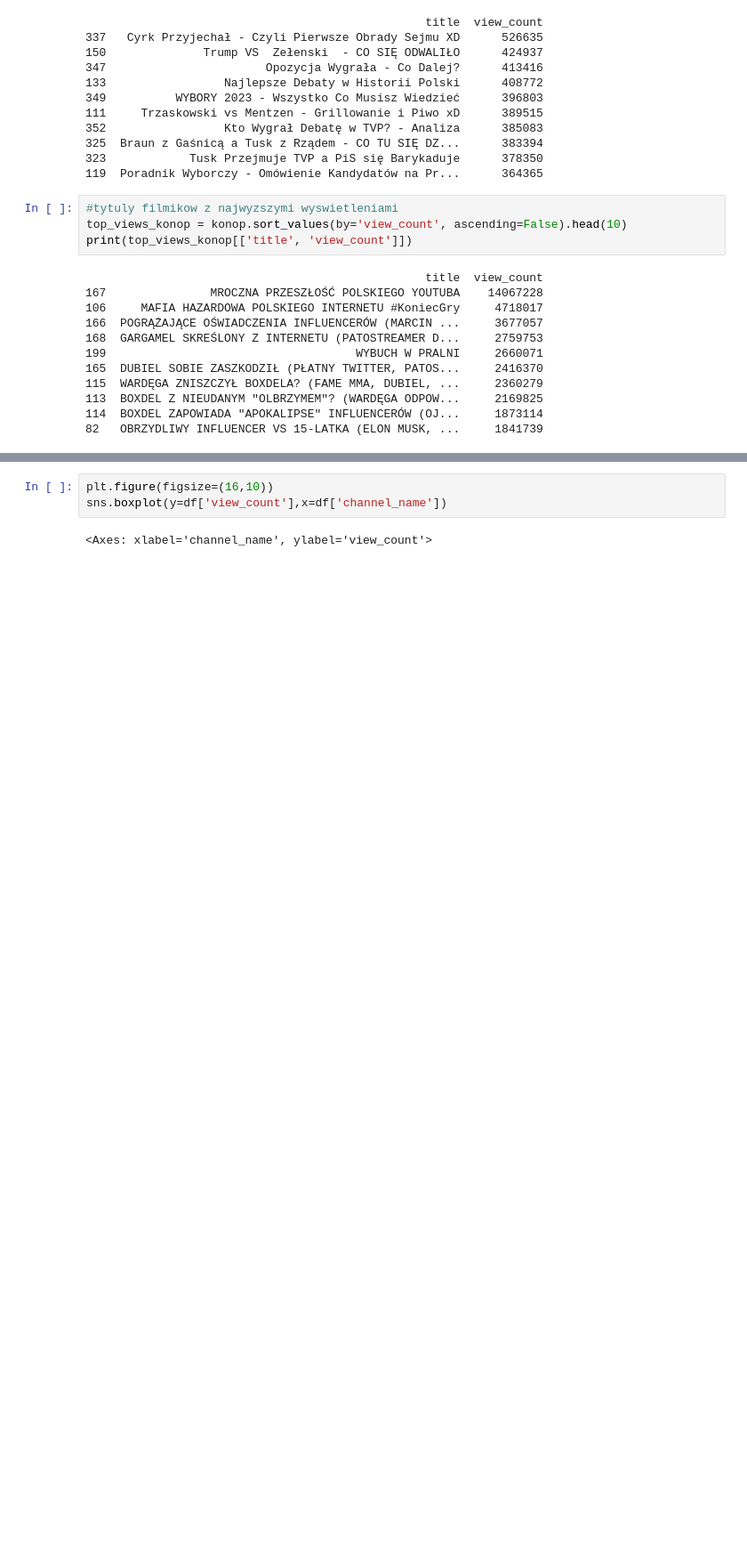
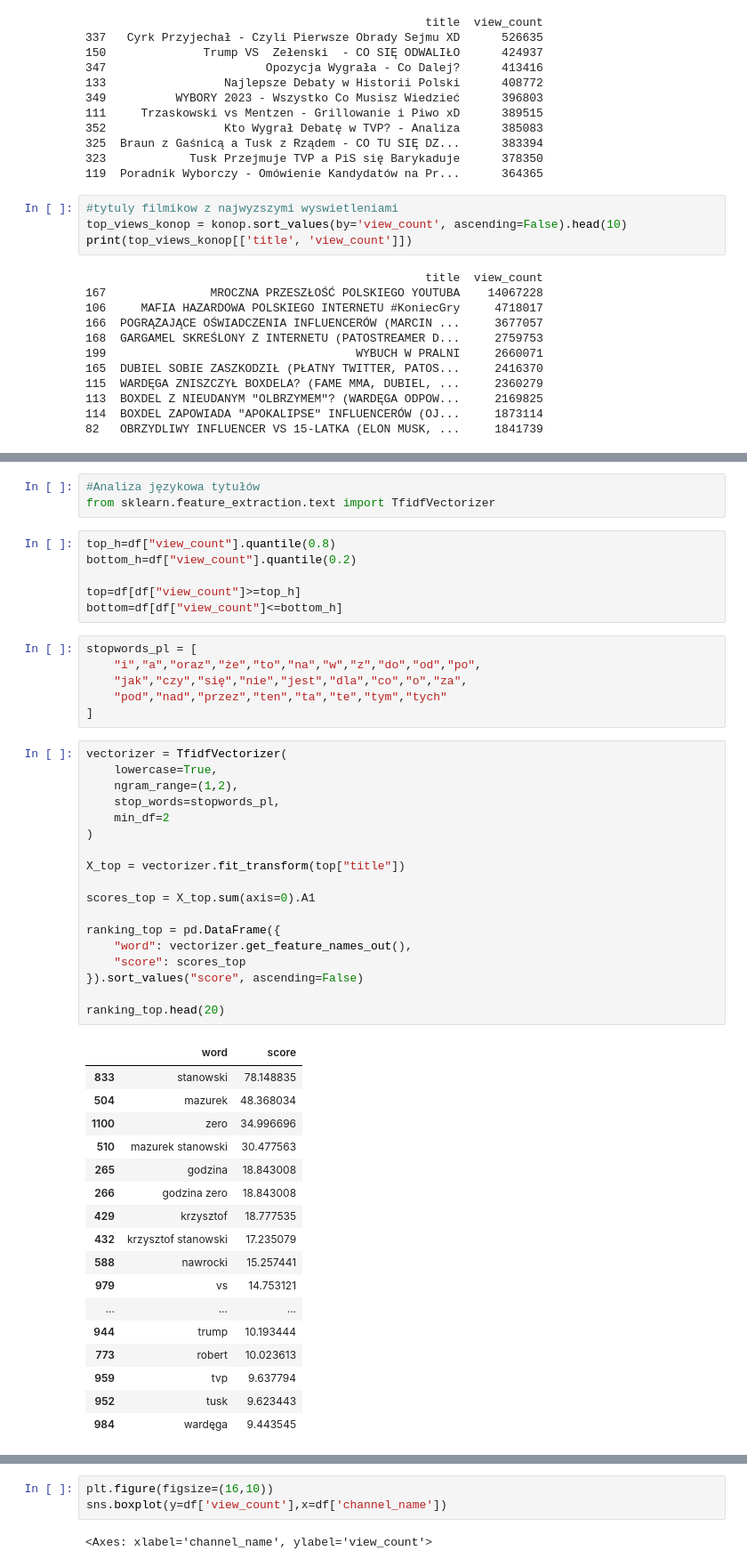
Before and after one commit to KAja278/projekt_analiza_danych_python, a Jupyter notebook: notebooks/wizualizacja_danych_kaja.ipynb, the cells around one changed output, grey strips where cells are left out. Shown at 89% size. Cells and saved outputs as stored; diff of their text form; blank space fills up the shorter version.

```diff
--- a/notebooks/wizualizacja_danych_kaja.ipynb
+++ b/notebooks/wizualizacja_danych_kaja.ipynb
@@ -156,0 +157,51 @@ df.head()
+# %%
+#Analiza językowa tytułów
+from sklearn.feature_extraction.text import TfidfVectorizer
+# %%
+top_h=df["view_count"].quantile(0.8)
+bottom_h=df["view_count"].quantile(0.2)
+
+top=df[df["view_count"]>=top_h]
+bottom=df[df["view_count"]<=bottom_h]
+# %%
+stopwords_pl = [
+    "i","a","oraz","że","to","na","w","z","do","od","po",
+    "jak","czy","się","nie","jest","dla","co","o","za",
+    "pod","nad","przez","ten","ta","te","tym","tych"
+]
+# %%
+vectorizer = TfidfVectorizer(
+    lowercase=True,
+    ngram_range=(1,2),
+    stop_words=stopwords_pl,
+    min_df=2
+)
+
+X_top = vectorizer.fit_transform(top["title"])
+
+scores_top = X_top.sum(axis=0).A1
+
+ranking_top = pd.DataFrame({
+    "word": vectorizer.get_feature_names_out(),
+    "score": scores_top
+}).sort_values("score", ascending=False)
+
+ranking_top.head(20)
+# %% [output]
+|  | word | score |
+| 833 | stanowski | 78.148835 |
+| 504 | mazurek | 48.368034 |
+| 1100 | zero | 34.996696 |
+| 510 | mazurek stanowski | 30.477563 |
+| 265 | godzina | 18.843008 |
+| 266 | godzina zero | 18.843008 |
+| 429 | krzysztof | 18.777535 |
+| 432 | krzysztof stanowski | 17.235079 |
+| 588 | nawrocki | 15.257441 |
+| 979 | vs | 14.753121 |
+| ... | ... | ... |
+| 944 | trump | 10.193444 |
+| 773 | robert | 10.023613 |
+| 959 | tvp | 9.637794 |
+| 952 | tusk | 9.623443 |
+| 984 | wardęga | 9.443545 |
```
Also changed, not shown: parts of 9 cells of this notebook, 8 other files.
